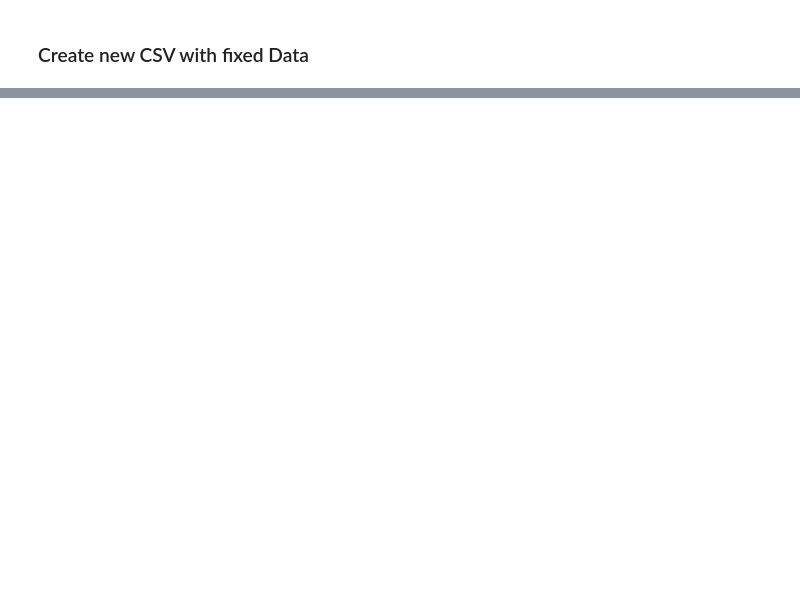
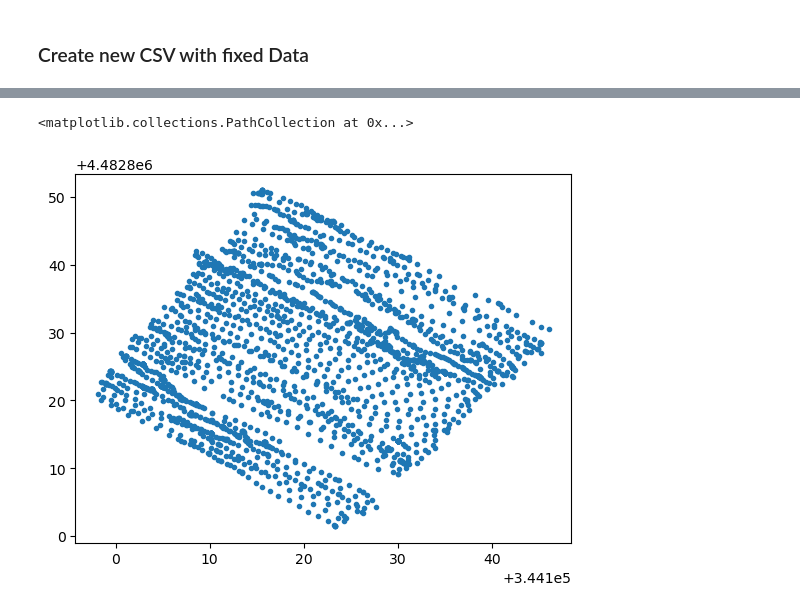
Before and after one commit to NathanSedmak/FDEM_Project_FC_2025, a Jupyter notebook: code/data-pruning.ipynb, the cells around one changed output, grey strips where cells are left out. Cells and saved outputs as stored; diff of their text form; code cells hidden in the pictures; blank space fills up the shorter version.

```diff
--- a/code/data-pruning.ipynb
+++ b/code/data-pruning.ipynb
@@ -192,0 +249,5 @@ for index, row in survey.iterrows():
+# %%
+plt.scatter(df_skipped['x'], df_skipped['y'], marker = '.')
+# %% [output]
+<matplotlib.collections.PathCollection at 0x...>
+[figure, added]
```
Also changed, not shown: parts of 5 cells of this notebook, 3 other files.
